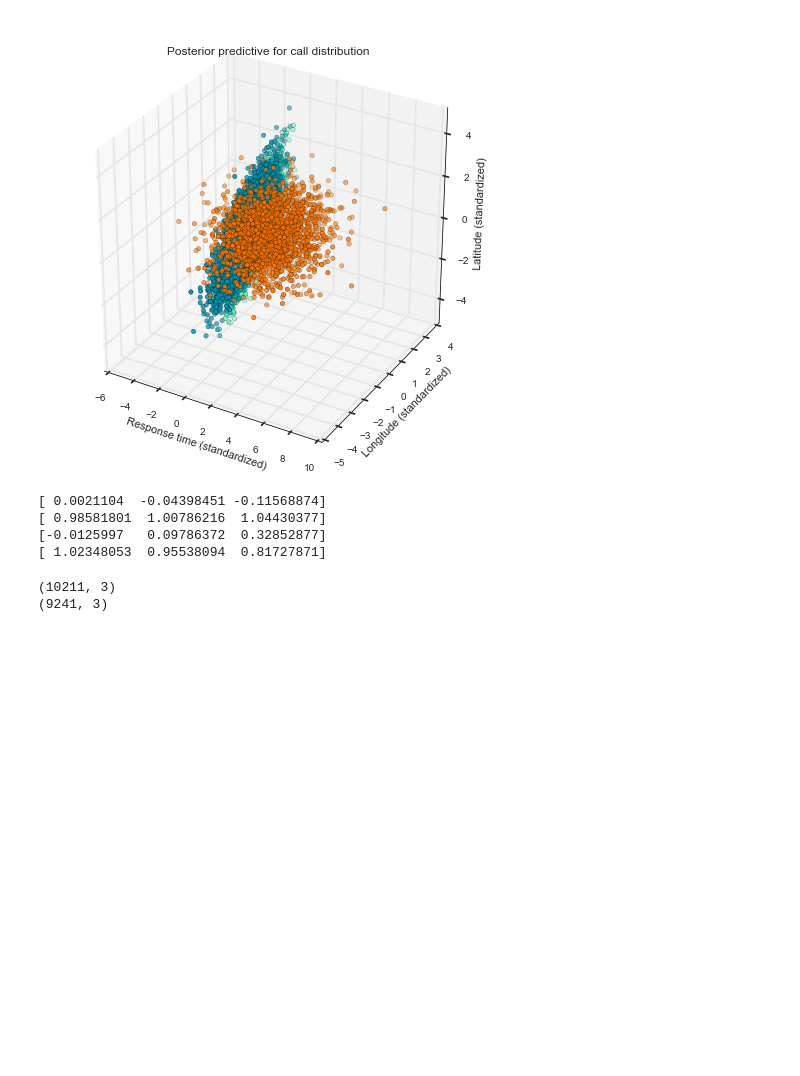
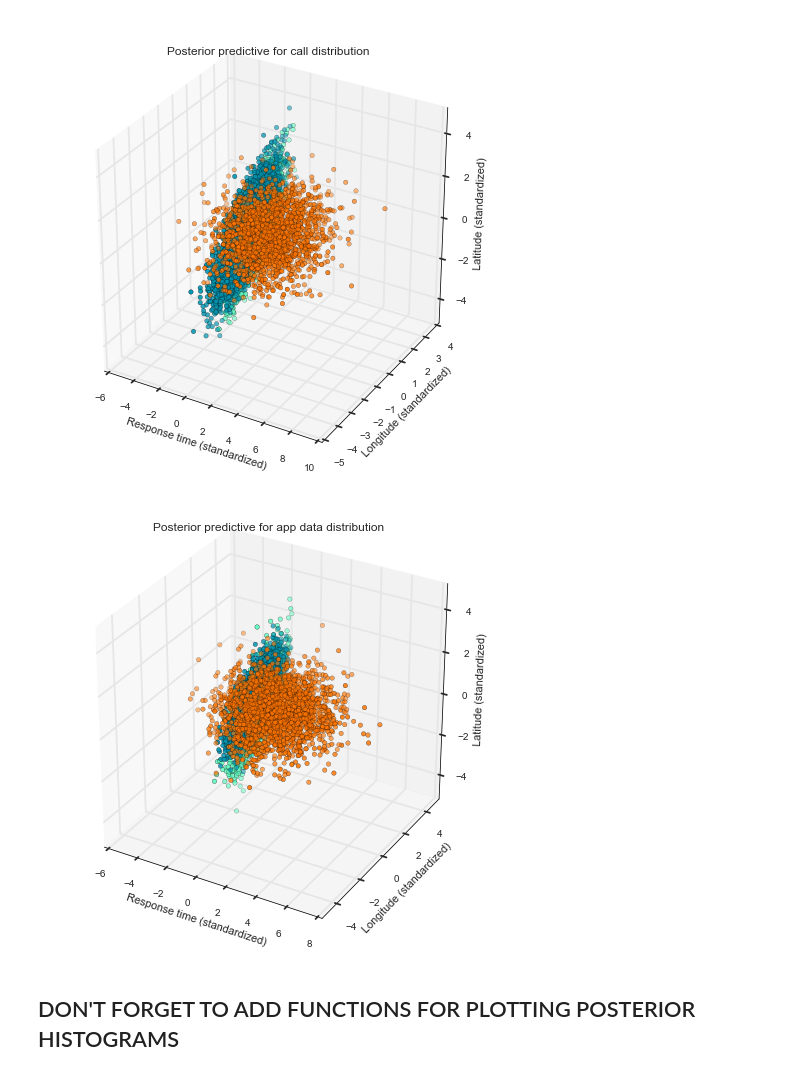
Before and after one commit to onefishy/Boston311, a Jupyter notebook: Code/gibbswithcomments.ipynb, the cells around one changed output. Drawn from its saved outputs; the diff is of its cells as text; code cells hidden in the pictures; blank space fills up the shorter version.

```diff
--- a/Code/gibbswithcomments.ipynb
+++ b/Code/gibbswithcomments.ipynb
@@ -573,19 +642,10 @@ posterior_predictive(pi_samples_c3, mu_samples_c3,
                      Sigma_samples_c3, burnin,"Posterior predictive for call distribution")
 # %% [output]
 [figure]
-# %%
-print np.mean(calldata, axis= 0)
-print np.std(calldata, axis = 0)
-print np.mean(appdata, axis = 0)
-print np.std(appdata, axis = 0)
-# %% [output]
-[ 0.0021104  -0.04398451 -0.11568874]
-[ 0.98581801  1.00786216  1.04430377]
-[-0.0125997   0.09786372  0.32852877]
-[ 1.02348053  0.95538094  0.81727871]
-# %%
-print calldata.shape
-print appdata.shape
-# %% [output]
-(10211, 3)
-(9241, 3)
+# %%
+posterior_predictive(pi_samples_a3, mu_samples_a3,
+                     Sigma_samples_a3, burnin,"Posterior predictive for app data distribution")
+# %% [output]
+[figure, added]
+# %% [markdown]
+## DON'T FORGET TO ADD FUNCTIONS FOR PLOTTING POSTERIOR HISTOGRAMS
```
Also changed, not shown: parts of 17 cells of this notebook.
